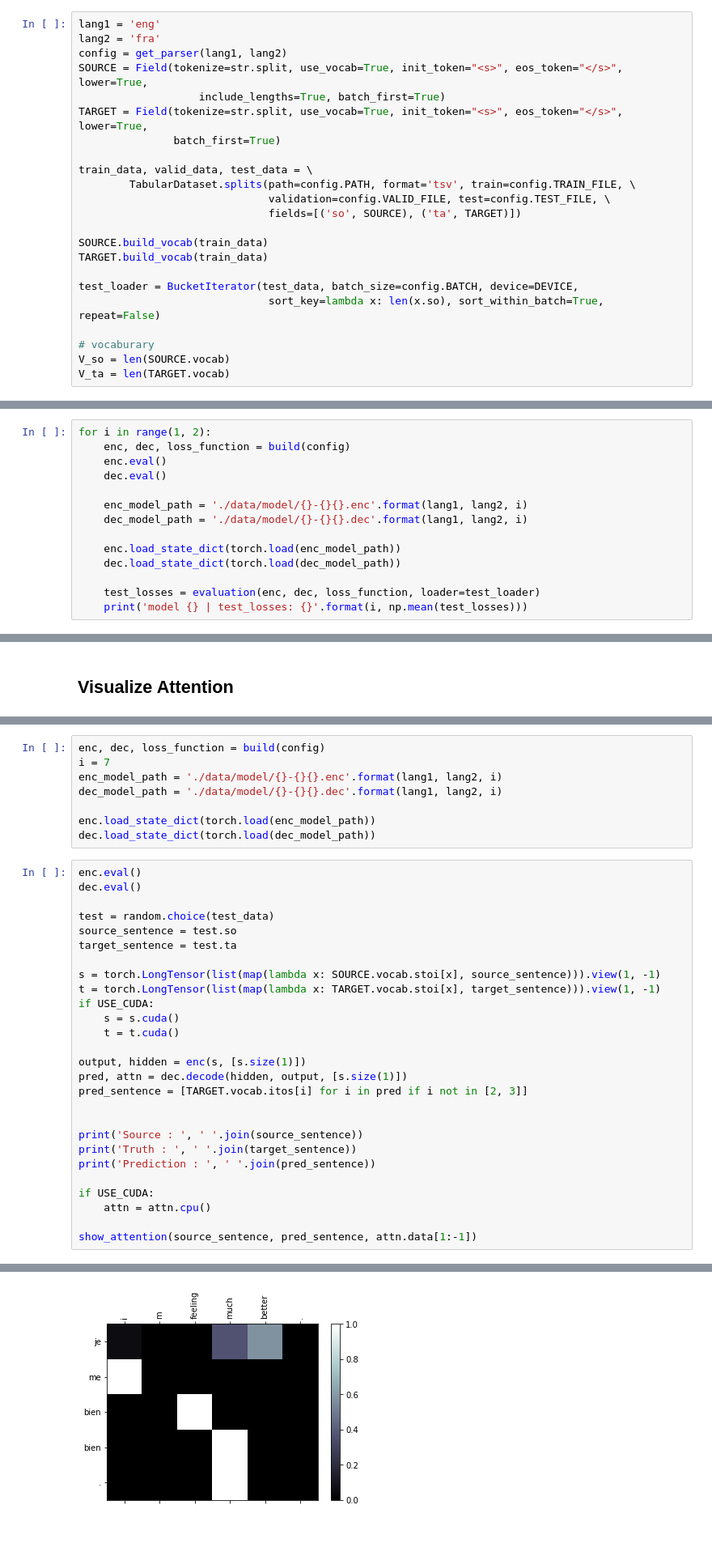
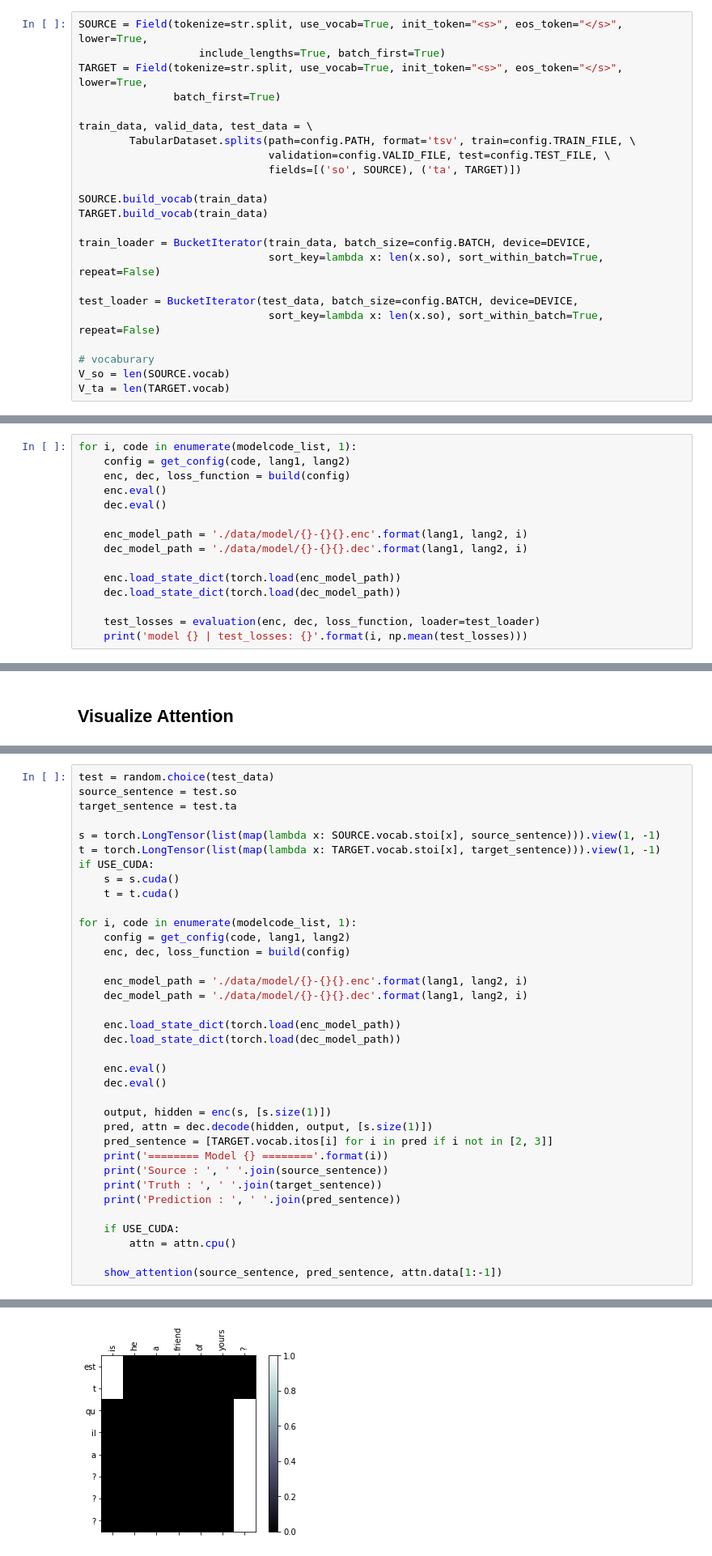
Before and after one commit to simonjisu/NMT, a Jupyter notebook: NMT.ipynb, the cells around one changed output, grey strips where cells are left out. Shown: that part at 81% size. Saved outputs shown, nothing was run; the diff lists cells and outputs as text; blank space fills up the shorter version.

```diff
--- a/NMT.ipynb
+++ b/NMT.ipynb
@@ -38,7 +52,4 @@ DEVICE = torch.cuda.current_device()
 # %%
-lang1 = 'eng'
-lang2 = 'fra'
-config = get_parser(lang1, lang2)
 SOURCE = Field(tokenize=str.split, use_vocab=True, init_token="<s>", eos_token="</s>", lower=True,
                    include_lengths=True, batch_first=True)
 TARGET = Field(tokenize=str.split, use_vocab=True, init_token="<s>", eos_token="</s>", lower=True,
@@ -52,6 +63,9 @@ train_data, valid_data, test_data = \
 SOURCE.build_vocab(train_data)
 TARGET.build_vocab(train_data)
 
+train_loader = BucketIterator(train_data, batch_size=config.BATCH, device=DEVICE,
+                              sort_key=lambda x: len(x.so), sort_within_batch=True, repeat=False)
+
 test_loader = BucketIterator(test_data, batch_size=config.BATCH, device=DEVICE,
                               sort_key=lambda x: len(x.so), sort_within_batch=True, repeat=False)
 
@@ -112,7 +126,8 @@ def build(config):
 # %% [markdown]
 ## Load model parameters & test
 # %%
-for i in range(1, 2):
+for i, code in enumerate(modelcode_list, 1):
+    config = get_config(code, lang1, lang2)
     enc, dec, loss_function = build(config)
     enc.eval()
     dec.eval()
@@ -150,18 +178,7 @@ def show_attention(input_words, output_words, attentions):
 #     show_plot_visdom()
     plt.show()
     plt.close()
-# %%
-enc, dec, loss_function = build(config)
-i = 7
-enc_model_path = './data/model/{}-{}{}.enc'.format(lang1, lang2, i)
-dec_model_path = './data/model/{}-{}{}.dec'.format(lang1, lang2, i)
-
-enc.load_state_dict(torch.load(enc_model_path))
-dec.load_state_dict(torch.load(dec_model_path))
 # %%
-enc.eval()
-dec.eval()
-
 test = random.choice(test_data)
 source_sentence = test.so
 target_sentence = test.ta
@@ -172,17 +189,29 @@ if USE_CUDA:
     s = s.cuda()
     t = t.cuda()
 
-output, hidden = enc(s, [s.size(1)])
-pred, attn = dec.decode(hidden, output, [s.size(1)])
-pred_sentence = [TARGET.vocab.itos[i] for i in pred if i not in [2, 3]]
+for i, code in enumerate(modelcode_list, 1):
+    config = get_config(code, lang1, lang2)
+    enc, dec, loss_function = build(config)
 
+    enc_model_path = './data/model/{}-{}{}.enc'.format(lang1, lang2, i)
+    dec_model_path = './data/model/{}-{}{}.dec'.format(lang1, lang2, i)
 
-print('Source : ', ' '.join(source_sentence))
-print('Truth : ', ' '.join(target_sentence))
-print('Prediction : ', ' '.join(pred_sentence))
+    enc.load_state_dict(torch.load(enc_model_path))
+    dec.load_state_dict(torch.load(dec_model_path))
 
-if USE_CUDA:
-    attn = attn.cpu()
+    enc.eval()
+    dec.eval()
 
-show_attention(source_sentence, pred_sentence, attn.data[1:-1])
+    output, hidden = enc(s, [s.size(1)])
+    pred, attn = dec.decode(hidden, output, [s.size(1)])
+    pred_sentence = [TARGET.vocab.itos[i] for i in pred if i not in [2, 3]]
+    print('======== Model {} ========'.format(i))
+    print('Source : ', ' '.join(source_sentence))
+    print('Truth : ', ' '.join(target_sentence))
+    print('Prediction : ', ' '.join(pred_sentence))
+
+    if USE_CUDA:
+        attn = attn.cpu()
+
+    show_attention(source_sentence, pred_sentence, attn.data[1:-1])
 # %% [output]
@@ -192 +222 @@ Prediction :  je me bien bien .
-[figure, old version]
+[figure, new version]
```
Also changed, not shown: parts of 8 cells of this notebook, 15 other files.
